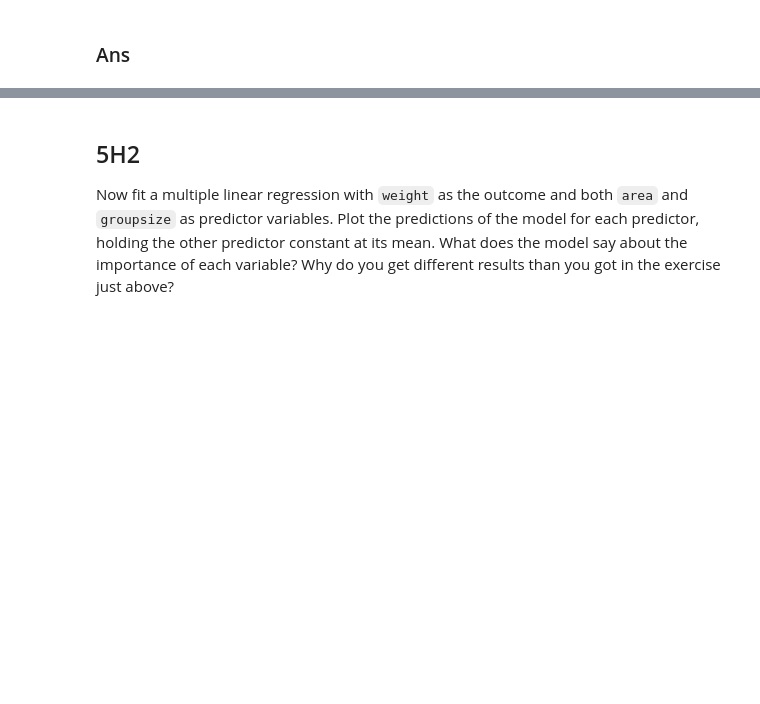
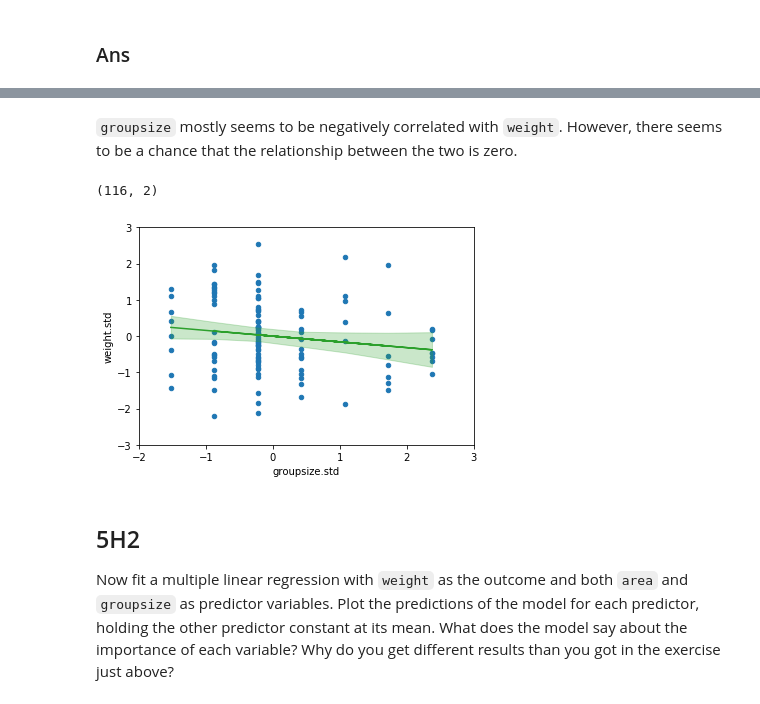
Before and after one commit to Edderic/statistical-rethinking-python-solutions, a Jupyter notebook: ch-5.ipynb, the cells around one changed output, grey strips where cells are left out. Cells and saved outputs as stored; diff of their text form; code cells hidden in the pictures; blank space fills up the shorter version.

```diff
--- a/ch-5.ipynb
+++ b/ch-5.ipynb
@@ -549,3 +724,18 @@ fit two bivariate Gaussian regressions, using `map`: (1) body weight as a linear
+# %% [markdown]
+`groupsize` mostly seems to be negatively correlated with `weight`. However, there seems to be a chance that the relationship between the two is zero.
+# %%
+pm.hpd(traces_groupsize_vs_weight_model['mu']).shape
+# %% [output]
+(116, 2)
+# %%
+mu_hpd = pm.hpd(traces_groupsize_vs_weight_model['mu'])
+foxes_df.plot('groupsize.std', 'weight.std', kind='scatter', xlim = (-2, 3), ylim = (-3, 3))
+idx = np.argsort(foxes_df['groupsize.std'])
+plt.plot(foxes_df['groupsize.std'], traces_groupsize_vs_weight_model['mu'].mean(0), 'C2')
+plt.fill_between(foxes_df['groupsize.std'][idx], mu_hpd[:,0][idx], mu_hpd[:,1][idx],
+                 color='C2', alpha=0.25);
+# %% [output]
+[figure, added]
 # %% [markdown]
 ## 5H2
 
```
Also changed, not shown: parts of 44 cells of this notebook.
